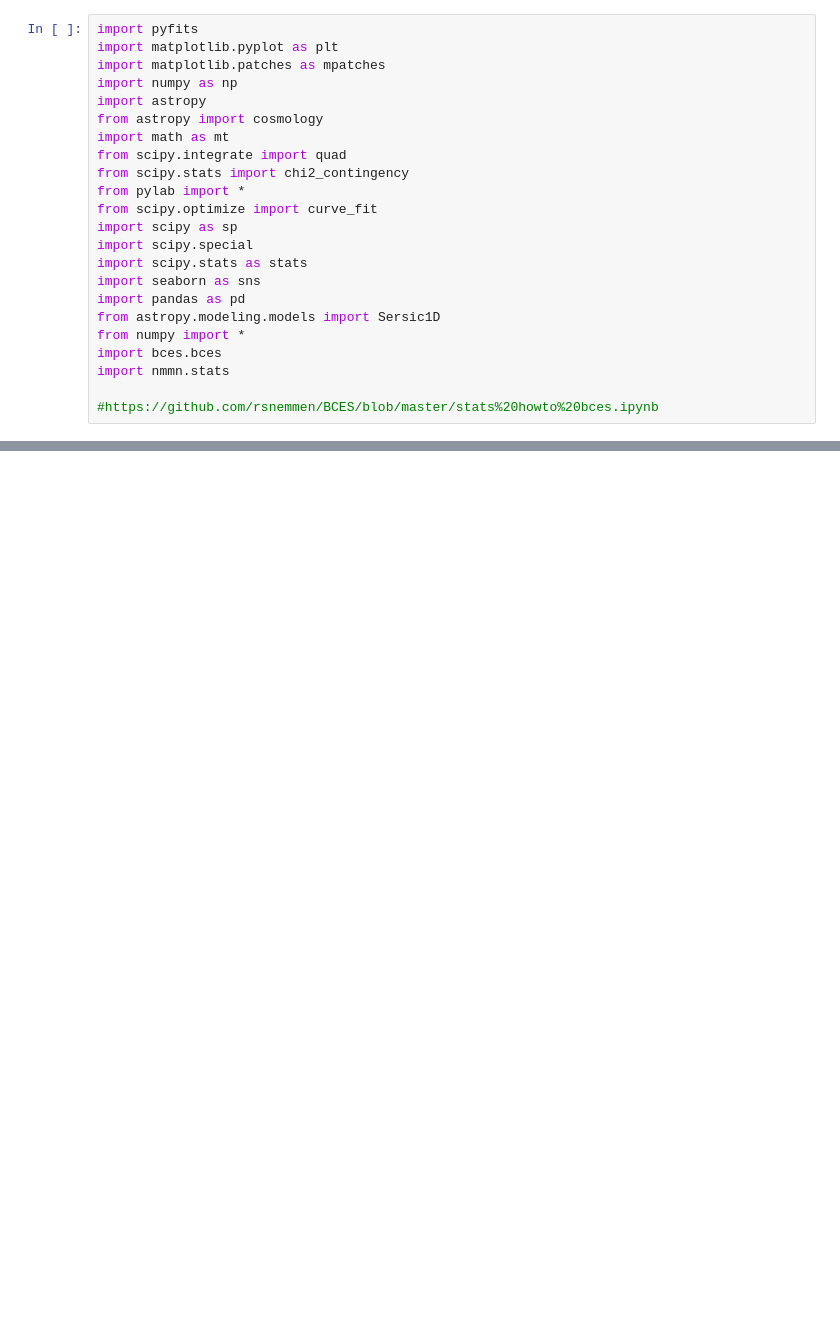
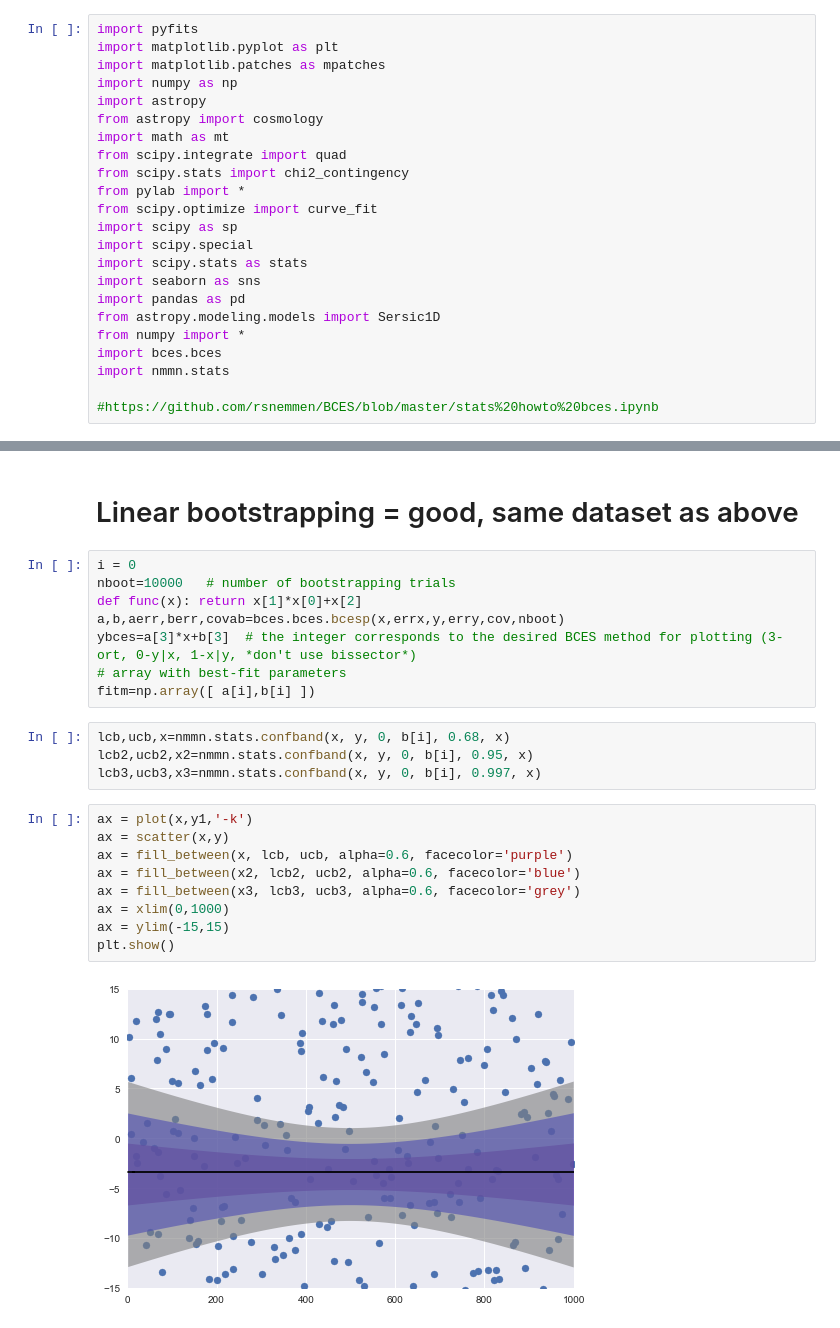
Before and after one commit to jrcooper91/van_der_Wel_size-mass, a Jupyter notebook: Testing_bootstraps_BCES .ipynb, the cells around one changed output, grey strips where cells are left out. Saved outputs shown, nothing was run; the diff lists cells and outputs as text; blank space fills up the shorter version.

```diff
--- a/Testing_bootstraps_BCES .ipynb
+++ b/Testing_bootstraps_BCES .ipynb
@@ -63,0 +93,25 @@ plt.show()
+# %% [markdown]
+# Linear bootstrapping = good, same dataset as above
+# %%
+i = 0
+nboot=10000   # number of bootstrapping trials
+def func(x): return x[1]*x[0]+x[2]
+a,b,aerr,berr,covab=bces.bces.bcesp(x,errx,y,erry,cov,nboot)
+ybces=a[3]*x+b[3]  # the integer corresponds to the desired BCES method for plotting (3-ort, 0-y|x, 1-x|y, *don't use bissector*)
+# array with best-fit parameters
+fitm=np.array([ a[i],b[i] ])
+# %%
+lcb,ucb,x=nmmn.stats.confband(x, y, 0, b[i], 0.68, x)
+lcb2,ucb2,x2=nmmn.stats.confband(x, y, 0, b[i], 0.95, x)
+lcb3,ucb3,x3=nmmn.stats.confband(x, y, 0, b[i], 0.997, x)
+# %%
+ax = plot(x,y1,'-k')
+ax = scatter(x,y)
+ax = fill_between(x, lcb, ucb, alpha=0.6, facecolor='purple')
+ax = fill_between(x2, lcb2, ucb2, alpha=0.6, facecolor='blue')
+ax = fill_between(x3, lcb3, ucb3, alpha=0.6, facecolor='grey')
+ax = xlim(0,1000)
+ax = ylim(-15,15)
+plt.show()
+# %% [output]
+[figure, added]
```
Also changed, not shown: parts of 14 cells of this notebook.
